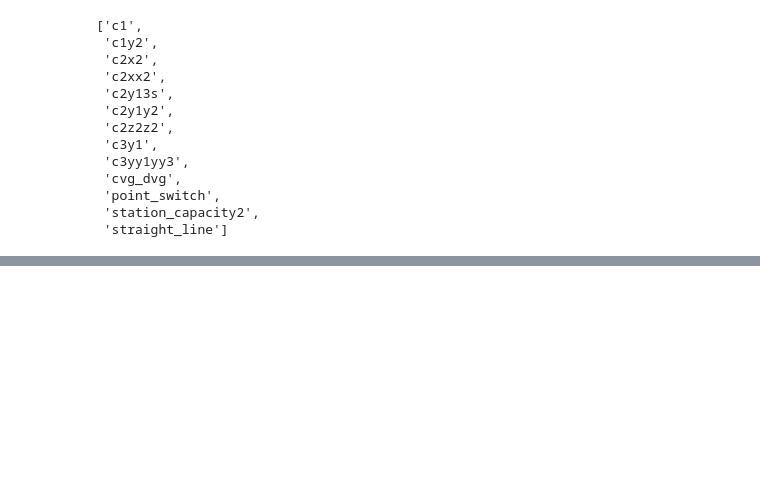
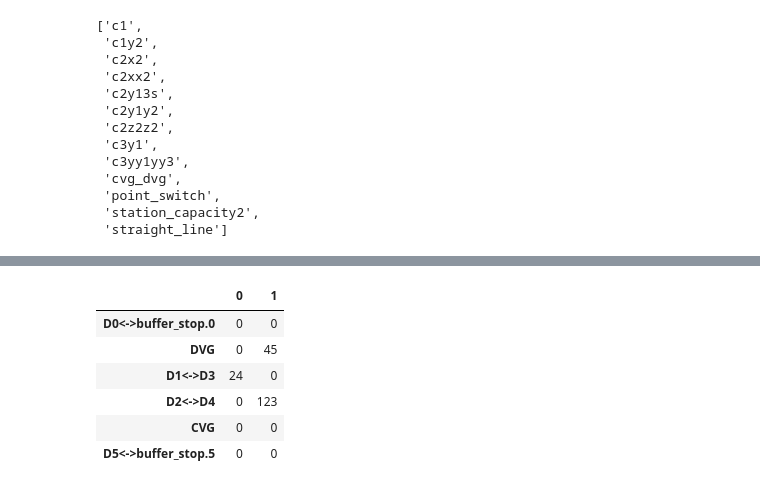
Before and after one commit to y-plus/pyOSRD, a Jupyter notebook: notebooks_explo/use_case.ipynb, the cells around one changed output, grey strips where cells are left out. Drawn from its saved outputs; the diff is of its cells as text; code cells hidden in the pictures; blank space fills up the shorter version.

```diff
--- a/notebooks_explo/use_case.ipynb
+++ b/notebooks_explo/use_case.ipynb
@@ -57,0 +115,45 @@ s.draw_graph()
+# %%
+def step_weights_df(sim: OSRD) -> pd.DataFrame:
+    return step_is_a_station(sim).astype(int)
+
+@pd.api.extensions.register_dataframe_accessor("set_weight")
+class Weights:
+
+    def __init__(self, pandas_obj):
+        self._obj = pandas_obj
+
+    def train(self, train: int, value: int):
+        self._obj[train] = (
+            self._obj[train]
+            .apply(
+                lambda x: 0 if x==0 else value
+            )
+        )
+
+    def train_zone(self, train: int, zone: str, value: int):
+        self._obj[train].loc[zone] = value
+
+    def train_station_sim(
+        self,
+        train: int,
+        station: str,
+        value: int,
+        sim: OSRD,
+    ):
+        zone = zone_from_train_and_station(sim, train, station)
+        if zone is not None:
+            self.train_zone(train, zone, value)
+# %%
+w = step_weights_df(sim)
+w.set_weight.train(0, 24)
+w.set_weight.train_zone(1, 'DVG', 45)
+w.set_weight.train_station_sim(1, 'station', 123, sim)
+w
+# %% [output]
+|  | 0 | 1 |
+| D0<->buffer_stop.0 | 0 | 0 |
+| DVG | 0 | 45 |
+| D1<->D3 | 24 | 0 |
+| D2<->D4 | 0 | 123 |
+| CVG | 0 | 0 |
+| D5<->buffer_stop.5 | 0 | 0 |
```
Also changed, not shown: parts of 5 cells of this notebook.
